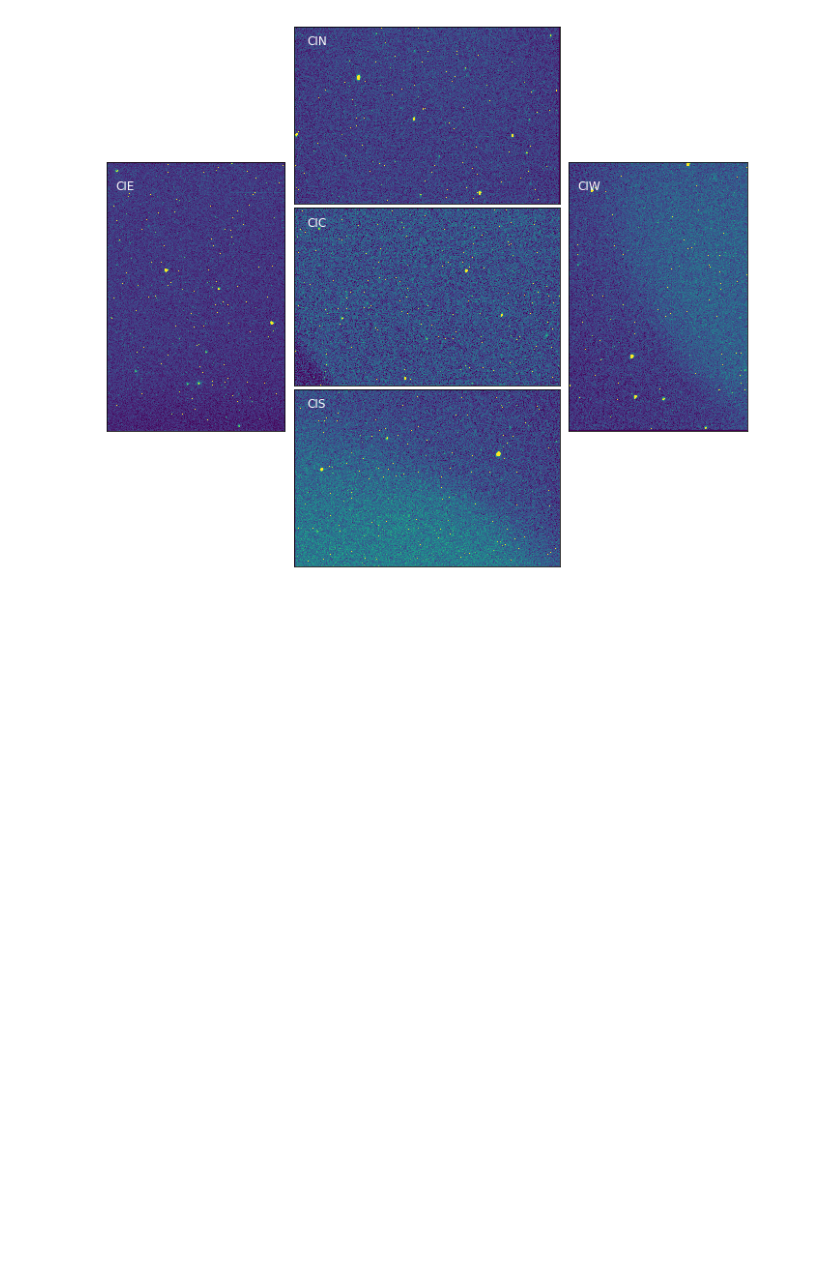
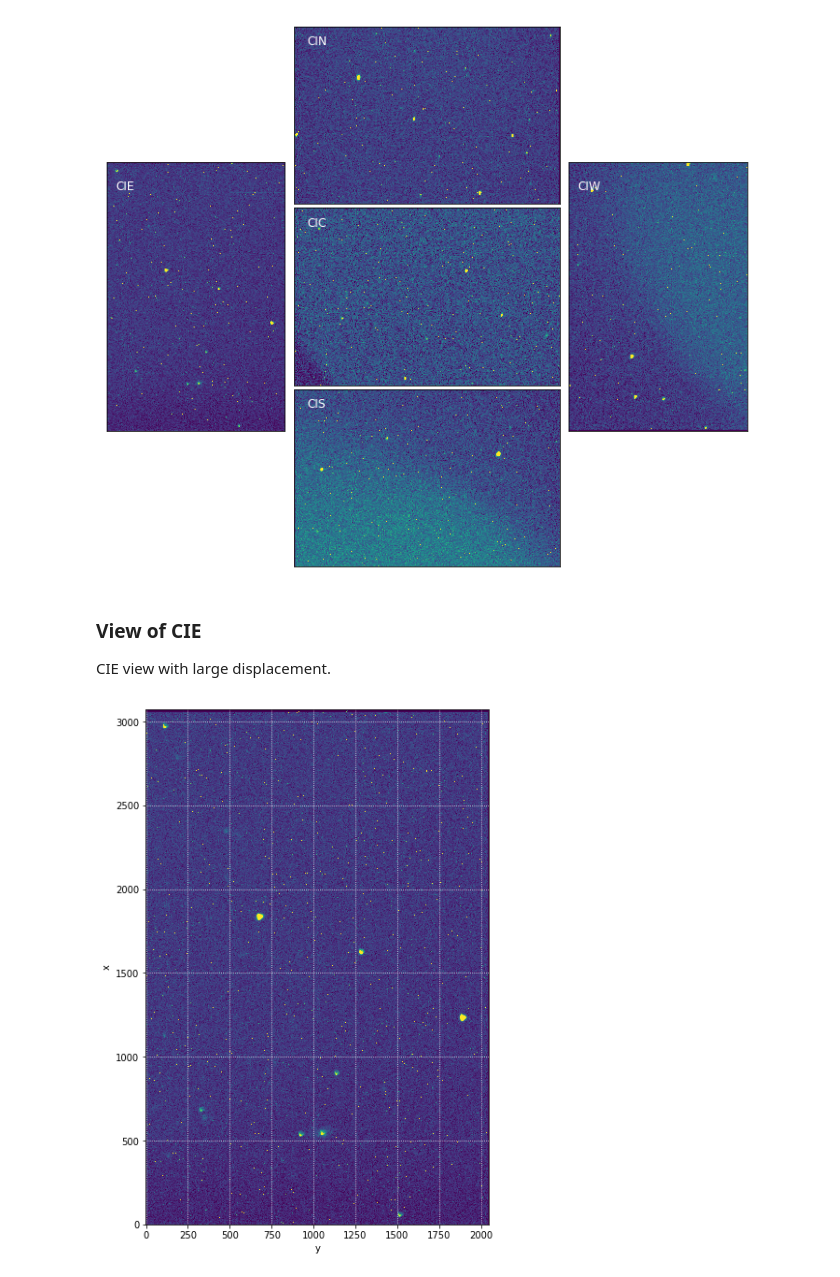
Before and after one commit to desihub/desici, a Jupyter notebook: doc/nb/PlotCI.ipynb, the cells around one changed output. Saved outputs shown, nothing was run; the diff lists cells and outputs as text; code cells hidden in the pictures; blank space fills up the shorter version.

Commit message:
Add zoom into CIE for large displ. with coma.

```diff
--- a/doc/nb/PlotCI.ipynb
+++ b/doc/nb/PlotCI.ipynb
@@ -151,3 +151,18 @@ hdu = fits.open('{}/{}/0000{}/ci-0000{}.fits.fz'.format(basedir, date, expid, ex
 plotCI(hdu, lothresh=1, hithresh=99.8)
 # %% [output]
 [figure]
+# %%
+data = hdu['CIE'].data
+# %% [markdown]
+### View of CIE
+
+CIE view with large displacement.
+# %%
+lo, hi = np.percentile(data, [1, 99.8])
+fig, ax = plt.subplots(1,1, figsize=(6,9))
+ax.imshow(data.T, origin='lower', vmin=lo, vmax=hi, aspect='equal', interpolation='nearest')
+ax.grid(ls=':', color='w')
+ax.set(xlabel='y', ylabel='x')
+fig.tight_layout()
+# %% [output]
+[figure, added]
```
Also changed, not shown: parts of 2 cells of this notebook.
